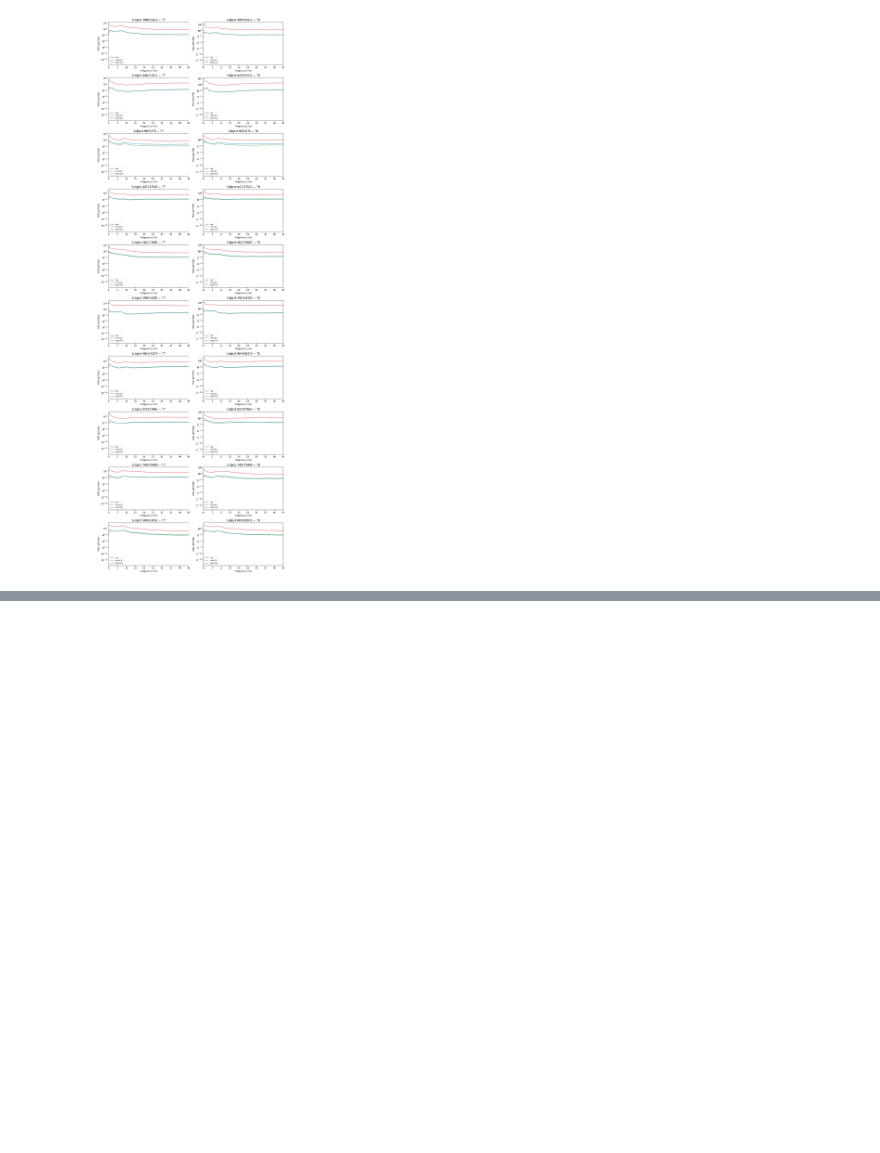
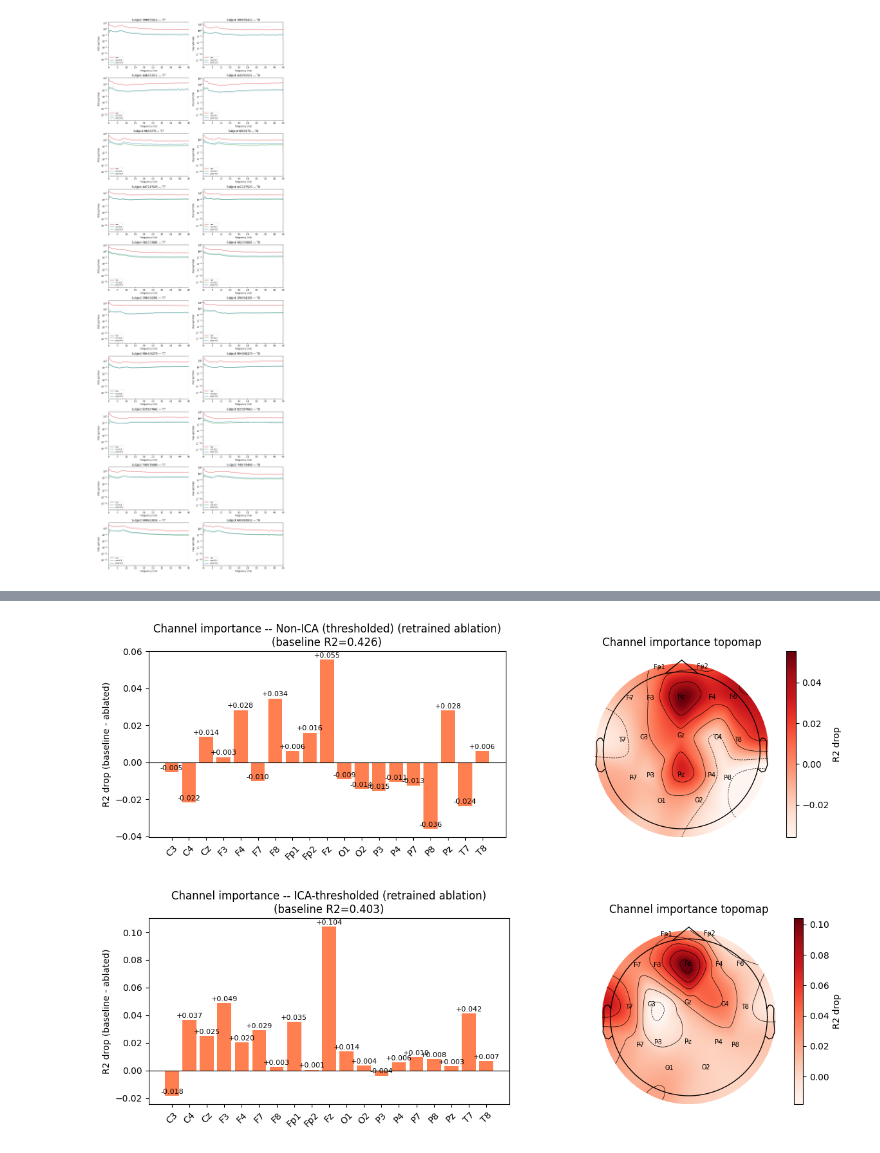
Before and after one commit to william2952/EEG_FDG_dementia, a Jupyter notebook: interpretability_analysis.ipynb, the cells around one changed output, grey strips where cells are left out. Cells and saved outputs as stored; diff of their text form; code cells hidden in the pictures; blank space fills up the shorter version.

```diff
--- a/interpretability_analysis.ipynb
+++ b/interpretability_analysis.ipynb
@@ -400,0 +507,46 @@ plt.show()
+# %%
+# ── Graphs 1 & 2: per-dataset bar chart + topomap ────────────────────────────
+def plot_channel_importance(names, drops, baseline_r2, title, out_png):
+    fig, axes = plt.subplots(1, 2, figsize=(12, 4))
+
+    bars = axes[0].bar(names, drops, color="coral")
+    axes[0].axhline(0, color="black", linewidth=0.8)
+    axes[0].set_ylabel("R2 drop (baseline - ablated)")
+    axes[0].set_title(f"{title}\n(baseline R2={baseline_r2:.3f})")
+    axes[0].tick_params(axis="x", rotation=45)
+    for bar, drop in zip(bars, drops):
+        axes[0].text(bar.get_x() + bar.get_width() / 2, drop + 0.0005,
+                     f"{drop:+.3f}", ha="center", va="bottom", fontsize=8)
+
+    montage = mne.channels.make_standard_montage("standard_1020")
+    info = mne.create_info(names, sfreq=SFREQ, ch_types="eeg")
+    info.set_montage(montage)
+
+    importance = np.array(drops)
+    vmin, vmax = importance.min(), importance.max()
+    if vmin == vmax:
+        vmin, vmax = vmin - 0.01, vmax + 0.01
+    im, _ = mne.viz.plot_topomap(
+        importance, info, axes=axes[1], show=False,
+        vlim=(vmin, vmax), cmap="Reds", sensors=True, names=names,
+    )
+    plt.colorbar(im, ax=axes[1], label="R2 drop")
+    axes[1].set_title("Channel importance topomap")
+
+    plt.tight_layout()
+    plt.savefig(out_png, dpi=150)
+    plt.show()
+
+
+for key, cfg in ABLATION_DATASETS.items():
+    df = ablation_results_by_dataset[key]
+    drops = [df.loc[df["channel"] == ch, "drop_global_r2"].iloc[0] for ch in ch_names]
+    baseline_global = df["baseline_global_r2"].iloc[0]
+    plot_channel_importance(
+        ch_names, drops, baseline_global,
+        f"Channel importance -- {cfg['label']} (retrained ablation)",
+        ABLATION_OUT_DIR / f"channel_importance_{key}.png",
+    )
+# %% [output]
+[figure, added]
+[figure, added]
```
Also changed, not shown: parts of 4 cells of this notebook, 1 other file.
